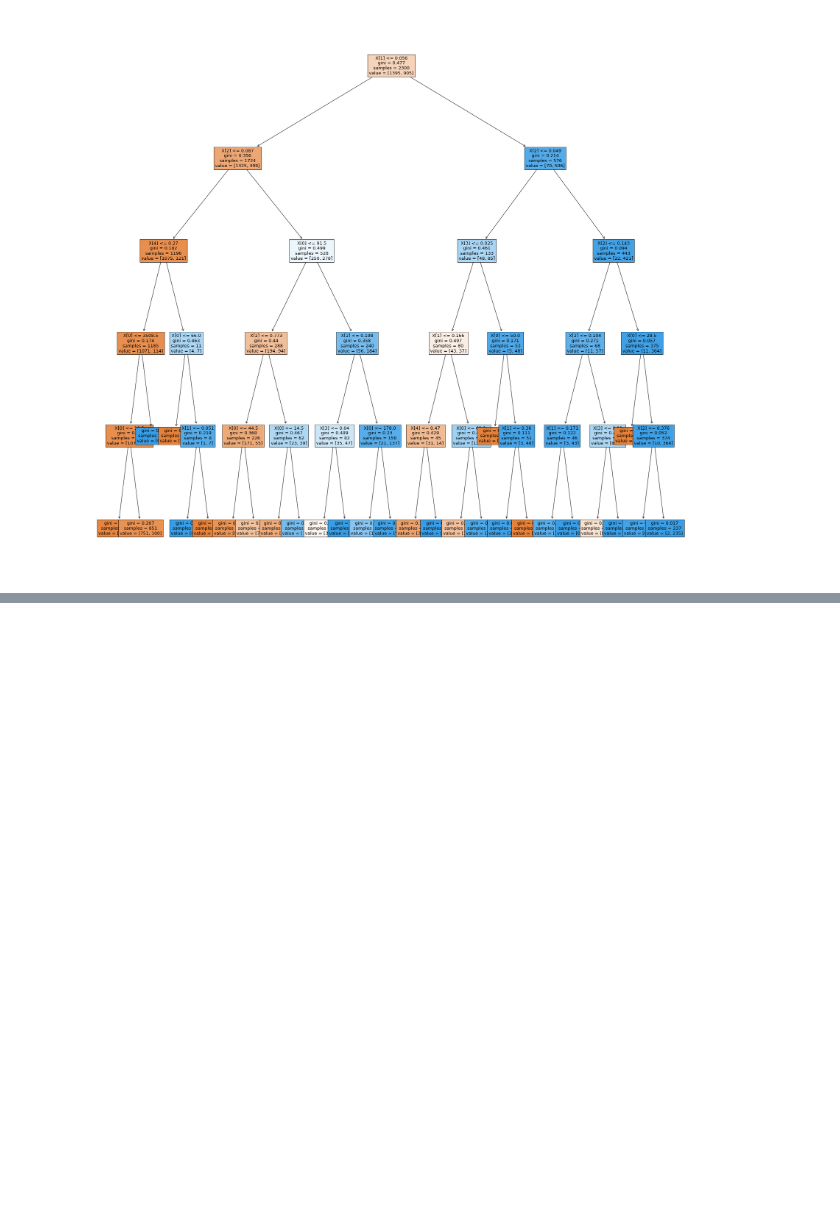
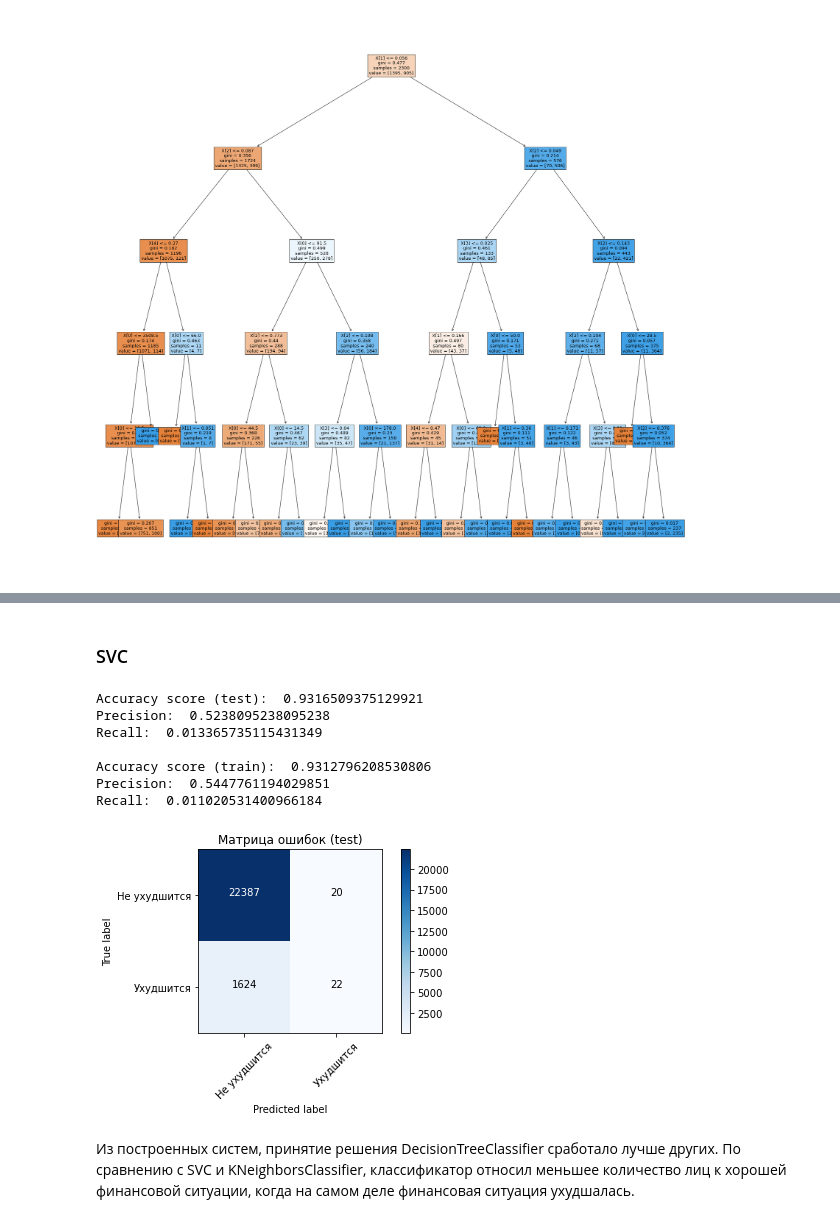
Before and after one commit to dumaevrinat/machine_learning_labs, a Jupyter notebook: Lab 1 Classification.ipynb, the cells around one changed output, grey strips where cells are left out. Drawn from its saved outputs; the diff is of its cells as text; code cells hidden in the pictures; blank space fills up the shorter version.

```diff
--- a/Lab 1 Classification.ipynb
+++ b/Lab 1 Classification.ipynb
@@ -791,0 +963,22 @@ plt.show()
+# %% [markdown]
+### SVC
+# %%
+model = SVC(C=1000)
+model.fit(x_train, y_train)
+
+predicted_test = model.predict(x_test)
+predicted_train = model.predict(x_train)
+
+get_info(predicted_test, y_test, 'test', True)
+get_info(predicted_train, y_train, 'train')
+# %% [output]
+Accuracy score (test):  0.9316509375129921
+Precision:  0.5238095238095238
+Recall:  0.013365735115431349
+
+Accuracy score (train):  0.9312796208530806
+Precision:  0.5447761194029851
+Recall:  0.011020531400966184
+[figure, added]
+# %% [markdown]
+Из построенных систем, принятие решения DecisionTreeClassifier сработало лучше других. По сравнению с SVC и KNeighborsClassifier, классификатор относил меньшее количество лиц к хорошей финансовой ситуации, когда на самом деле финансовая ситуация ухудшалась.
```
Also changed, not shown: parts of 14 cells of this notebook.
